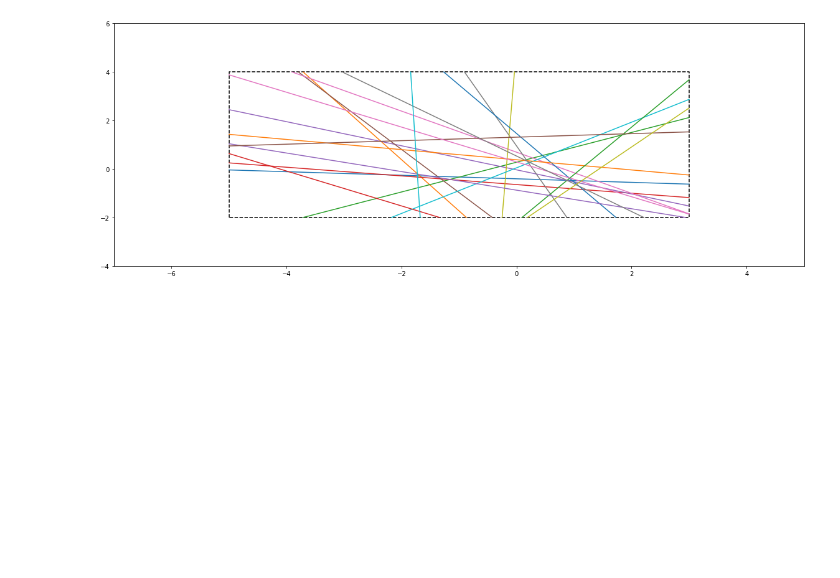
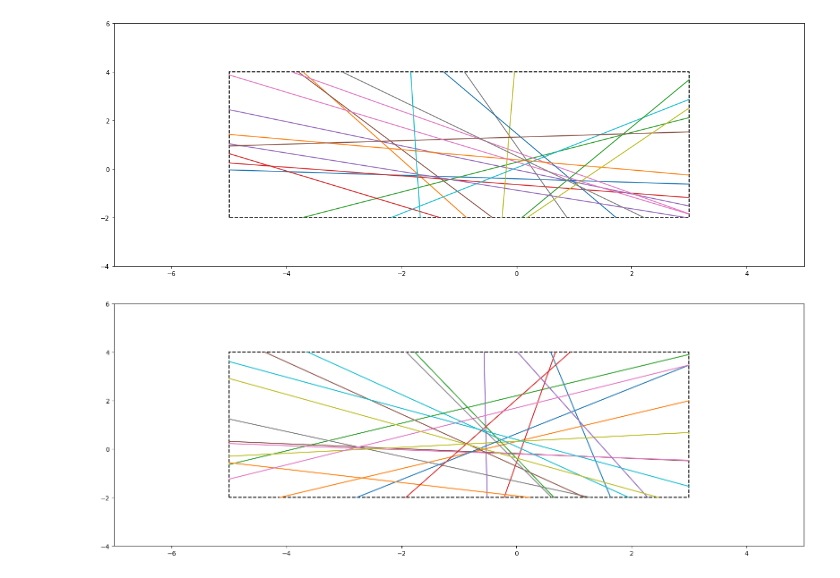
Before and after one commit to kuanyi0226/2024-fall-Introduction_to_data_science, a Jupyter notebook: hw1/hw1_interaction_plot.ipynb, the cells around one changed output. Cells and saved outputs as stored; diff of their text form; code cells hidden in the pictures; blank space fills up the shorter version.

```diff
--- a/hw1/hw1_interaction_plot.ipynb
+++ b/hw1/hw1_interaction_plot.ipynb
@@ -58,3 +58,66 @@ plt.tight_layout()
 plt.savefig("lines_in_box.pdf")
 # %% [output]
 [figure]
+# %%
+%matplotlib inline
+import numpy as np
+from numpy.random import randn
+from matplotlib  import pyplot as plt
+
+def get_hyperplane(vec, bias=0, box=[0,0,1,1]):
+    """
+    vec: vector of length 2
+    Computes the hyperplane in R^2, restricted to a given box.
+    H = {x| b0 + b1*x1 + b2*x2 = 0 }
+    """
+    lx, ly, ux, uy = box
+    intersections = []
+
+    # Ensure bias is scalar (since in validation it's passed as an array)
+    bias = float(bias)
+
+    # Intersection with left side (x = lx)
+    if vec[0] != 0:  # Avoid division by zero
+        y = -(bias + vec[0] * lx) / vec[1]
+        if ly <= y <= uy:
+            intersections.append([lx, y])
+
+    # Intersection with right side (x = ux)
+    if vec[0] != 0:
+        y = -(bias + vec[0] * ux) / vec[1]
+        if ly <= y <= uy:
+            intersections.append([ux, y])
+
+    # Intersection with bottom side (y = ly)
+    if vec[1] != 0:
+        x = -(bias + vec[1] * ly) / vec[0]
+        if lx <= x <= ux:
+            intersections.append([x, ly])
+
+    # Intersection with top side (y = uy)
+    if vec[1] != 0:
+        x = -(bias + vec[1] * uy) / vec[0]
+        if lx <= x <= ux:
+            intersections.append([x, uy])
+
+    # If we have two intersections, return them
+    if len(intersections) == 2:
+        X = [intersections[0][0], intersections[1][0]]
+        Y = [intersections[0][1], intersections[1][1]]
+        return X, Y
+    else:
+        return [], []
+
+# use the code below to validate your plot
+box = lx, ly, ux, uy = [-5, -2, 3, 4]
+fig, ax  = plt.subplots(figsize=(16, 6))
+ax.set_xlim(lx-2, ux+2)
+ax.set_ylim(ly-2, uy+2)
+ax.plot( [lx, lx, ux, ux, lx], [ly, uy, uy, ly, ly], '--k' )
+for k in range(20):
+    X, Y = get_hyperplane(randn(2), bias=randn(1), box=box)
+    ax.plot(X, Y)
+plt.tight_layout()
+plt.savefig("lines_in_box.pdf")
+# %% [output]
+[figure, added]
```
Also changed, not shown: 2 other files.
